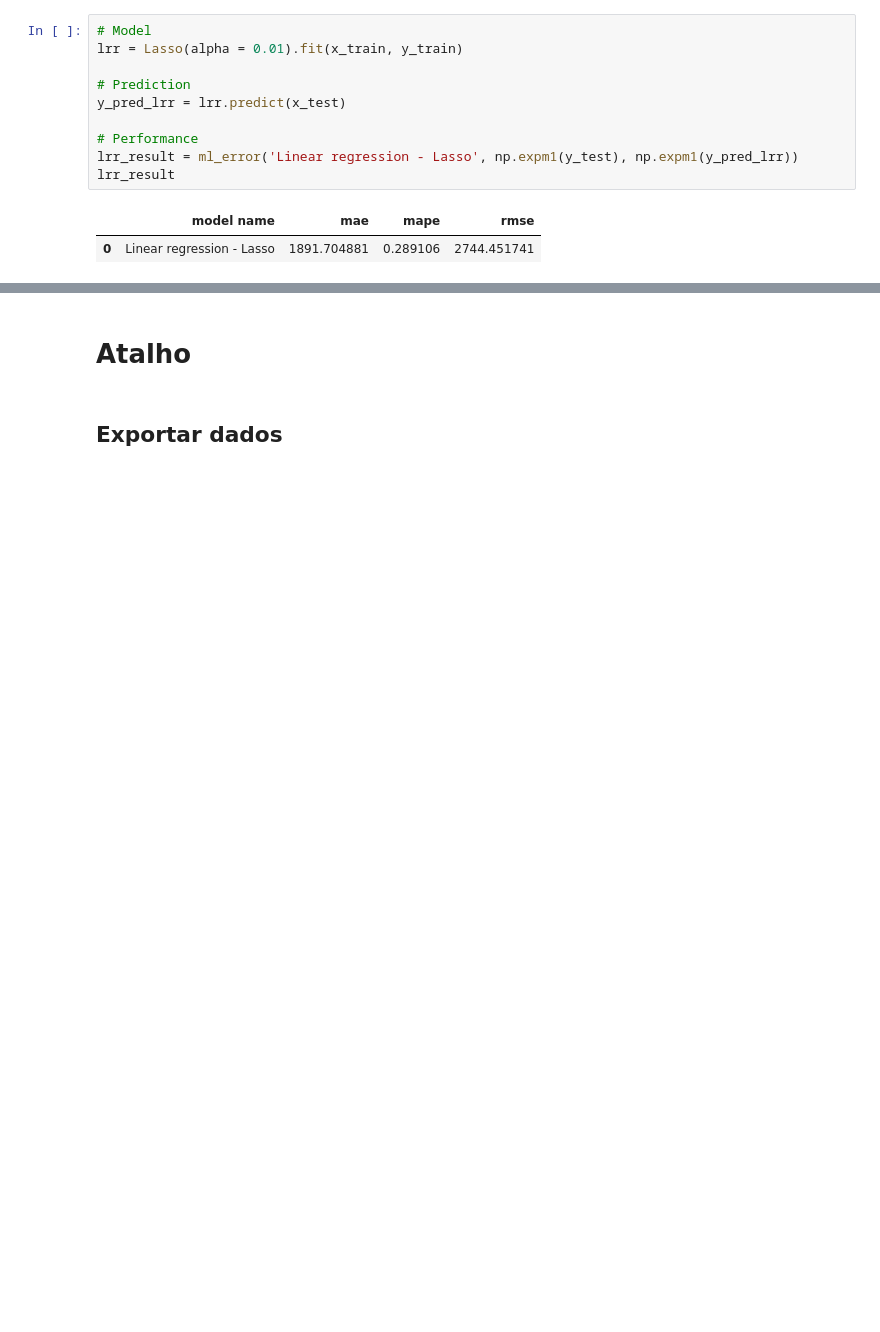
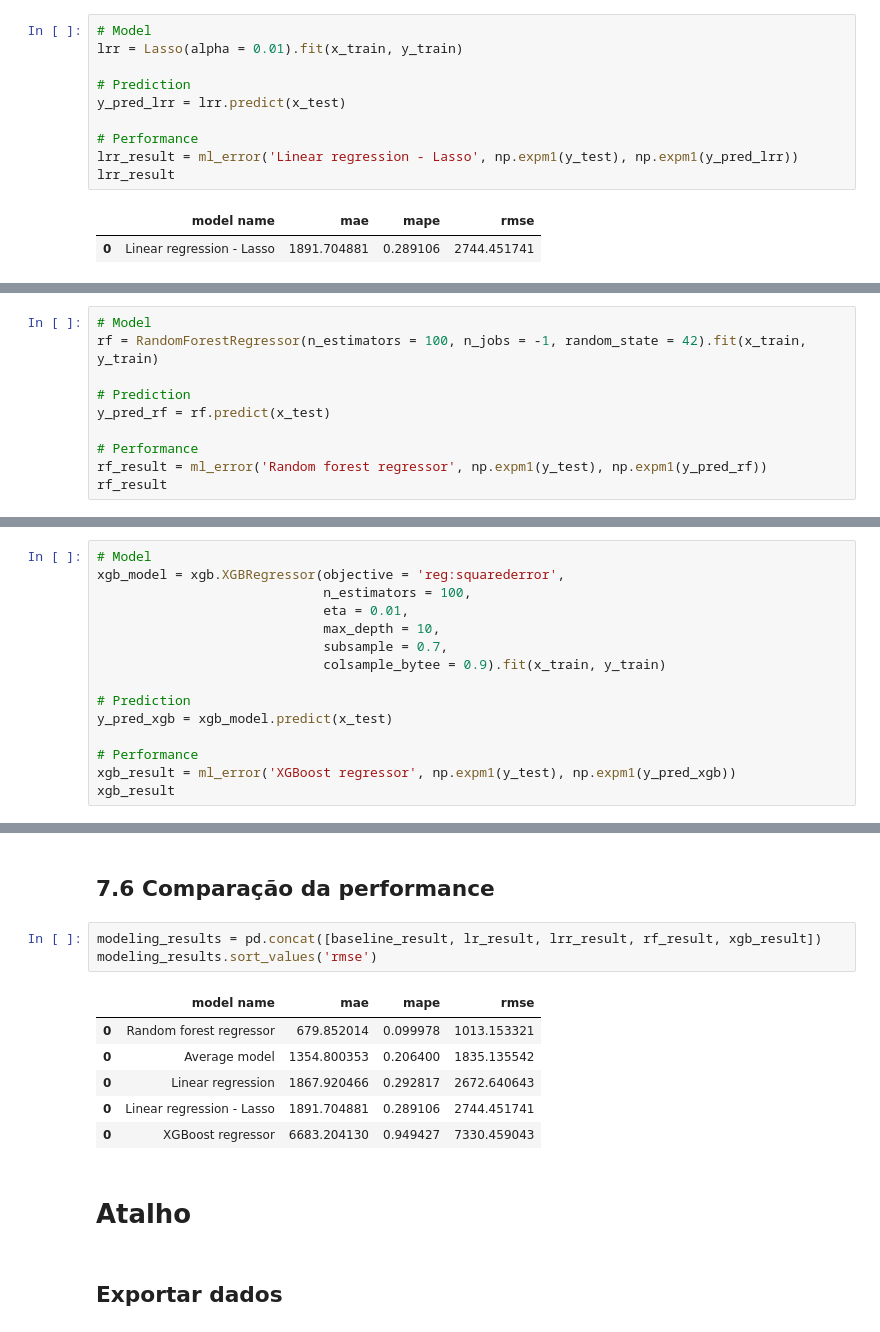
Before and after one commit to paixaols/rossmann-store-sales, a Jupyter notebook: Rossmann_sales_prediction.ipynb, the cells around one changed output, grey strips where cells are left out. Cells and saved outputs as stored; diff of their text form; blank space fills up the shorter version.

Commit message:
Non linear models implemented

```diff
--- a/Rossmann_sales_prediction.ipynb
+++ b/Rossmann_sales_prediction.ipynb
@@ -947,0 +951,10 @@ lrr_result
+# %%
+# Model
+rf = RandomForestRegressor(n_estimators = 100, n_jobs = -1, random_state = 42).fit(x_train, y_train)
+
+# Prediction
+y_pred_rf = rf.predict(x_test)
+
+# Performance
+rf_result = ml_error('Random forest regressor', np.expm1(y_test), np.expm1(y_pred_rf))
+rf_result
@@ -947,0 +966,15 @@ lrr_result
+# %%
+# Model
+xgb_model = xgb.XGBRegressor(objective = 'reg:squarederror',
+                             n_estimators = 100,
+                             eta = 0.01,
+                             max_depth = 10,
+                             subsample = 0.7,
+                             colsample_bytee = 0.9).fit(x_train, y_train)
+
+# Prediction
+y_pred_xgb = xgb_model.predict(x_test)
+
+# Performance
+xgb_result = ml_error('XGBoost regressor', np.expm1(y_test), np.expm1(y_pred_xgb))
+xgb_result
@@ -948,3 +990,15 @@ lrr_result
+# %% [markdown]
+## 7.6 Comparação da performance
+# %%
+modeling_results = pd.concat([baseline_result, lr_result, lrr_result, rf_result, xgb_result])
+modeling_results.sort_values('rmse')
+# %% [output]
+|  | model name | mae | mape | rmse |
+| 0 | Random forest regressor | 679.852014 | 0.099978 | 1013.153321 |
+| 0 | Average model | 1354.800353 | 0.206400 | 1835.135542 |
+| 0 | Linear regression | 1867.920466 | 0.292817 | 2672.640643 |
+| 0 | Linear regression - Lasso | 1891.704881 | 0.289106 | 2744.451741 |
+| 0 | XGBoost regressor | 6683.204130 | 0.949427 | 7330.459043 |
 # %% [markdown]
 # Atalho
 # %% [markdown]
```
Also changed, not shown: parts of 5 cells of this notebook.
